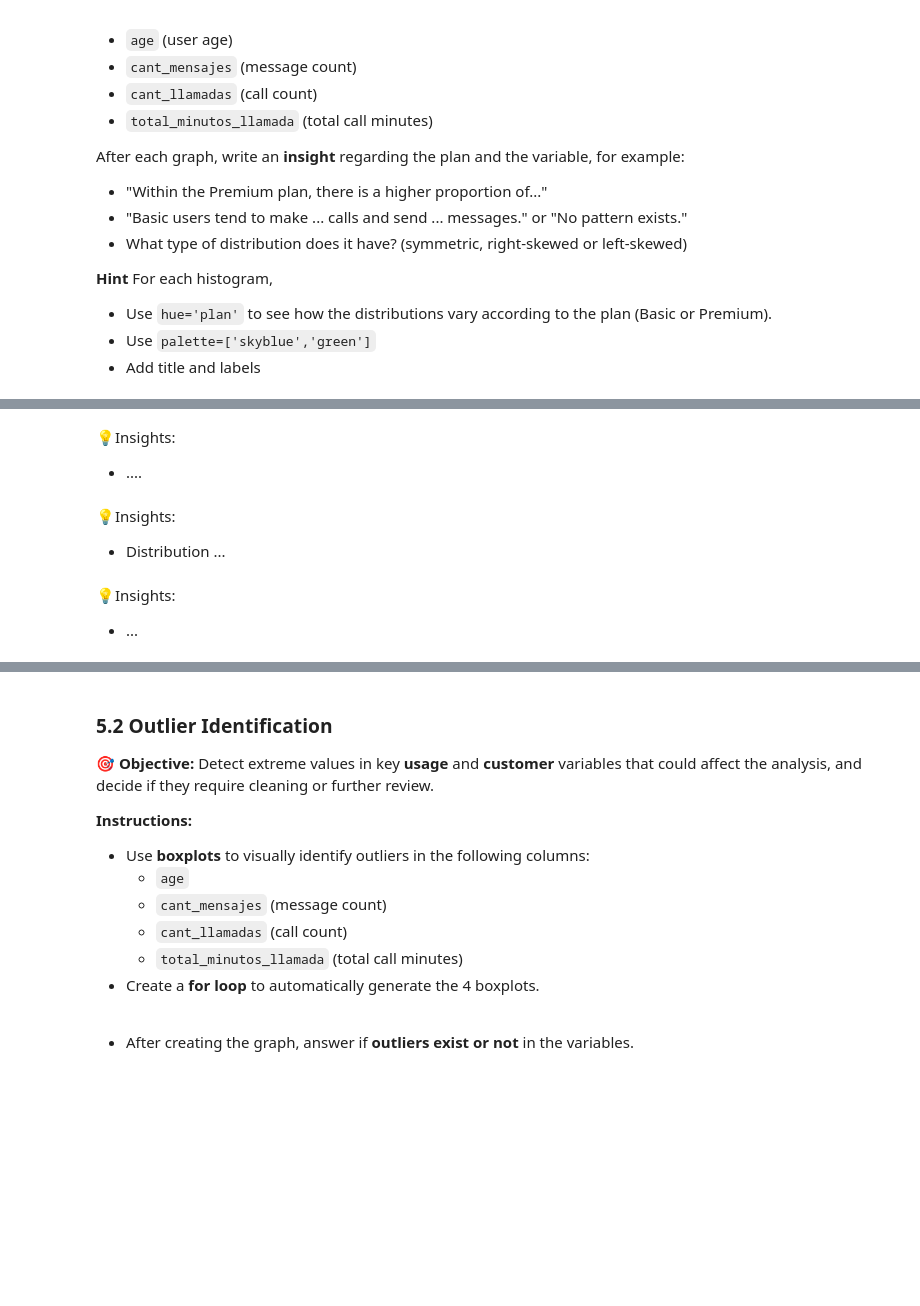
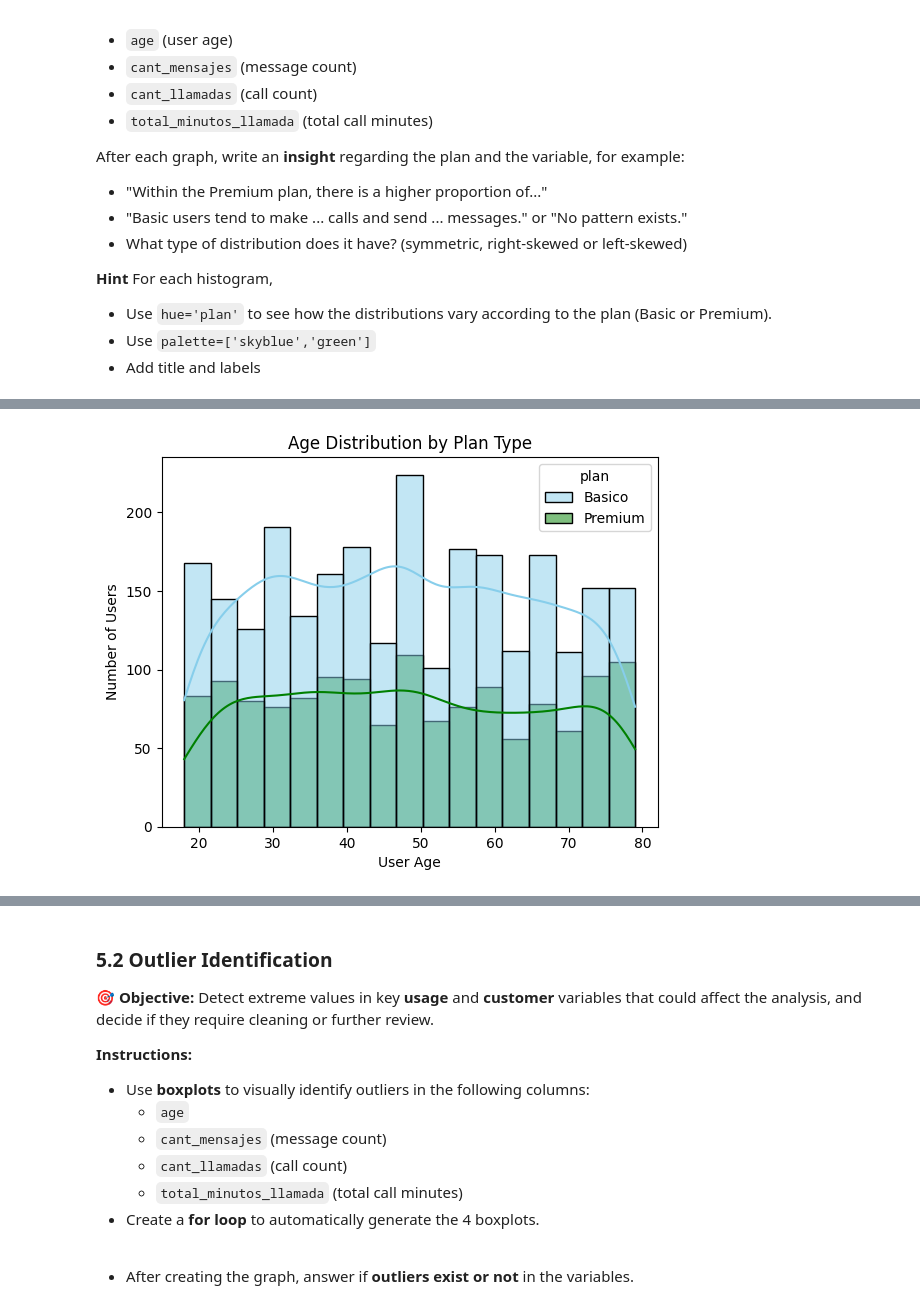
Before and after one commit to IngLuisGarcia17/S7-Project_ConnectaTel, a Jupyter notebook: Copia_de_S7_Project_ConnectaTel.ipynb, the cells around one changed output, grey strips where cells are left out. Cells and saved outputs as stored; diff of their text form; code cells hidden in the pictures; blank space fills up the shorter version.

```diff
--- a/Copia_de_S7_Project_ConnectaTel.ipynb
+++ b/Copia_de_S7_Project_ConnectaTel.ipynb
@@ -227,0 +428,4 @@ NameError: name 'users' is not defined
+# %%
+# We unify in one NAN
+users['city'] = users['city'].fillna(np.nan)
+users['city'].unique()
@@ -228,5 +435,7 @@ NameError: name 'users' is not defined
 # %%
 # Mark future dates as NA for reg_date
-
+users['reg_date'] = users['reg_date'].mask(users['reg_date'].dt.year == 2026, pd.NA)
 
 # Verify changes
+df_2026_now = users[users['reg_date'].dt.year == 2026]
+df_2026_now
@@ -272,7 +497,11 @@ usage["is_call"] = (usage["type"] == "call").astype(int) # to know the total cal
 
 
 # Group information by user
-usage_agg = usage ... reset_index()
+usage_agg = usage.groupby('user_id').agg(
+    message_count = ('is_text', 'sum'),
+    call_count = ('is_call', 'sum'),
+    call_minutes_count = ('duration', 'sum')
+).reset_index()
 
 # observe result
 usage_agg.head(3)
@@ -288,5 +513,7 @@ NameError: name 'usage_agg' is not defined
 # %%
 # Combine the aggregated table with the users dataset
-user_profile =
+user_profile = users.merge(usage_agg, on='user_id', how='left')
+
+# Verify changes
 user_profile.head(5)
 # %% [output]
@@ -345,3 +593,0 @@ NameError: name 'sns' is not defined
-# %% [markdown]
-💡Insights:
-- ....
@@ -350,3 +593,0 @@ NameError: name 'sns' is not defined
-# %% [markdown]
-💡Insights:
-- Distribution ...
@@ -355,3 +594,13 @@ NameError: name 'sns' is not defined
-# %% [markdown]
-💡Insights:
-- ...
+# %%
+# Histogram to visualize age
+sns.histplot(data = user_profile,
+             x = 'age',
+             hue = 'plan',
+             palette = ['skyblue', 'green'],
+             kde = True)
+plt.title('Age Distribution by Plan Type')
+plt.xlabel('User Age')
+plt.ylabel('Number of Users')
+plt.show()
+# %% [output]
+[figure, added]
```
Also changed, not shown: parts of 74 cells of this notebook.
